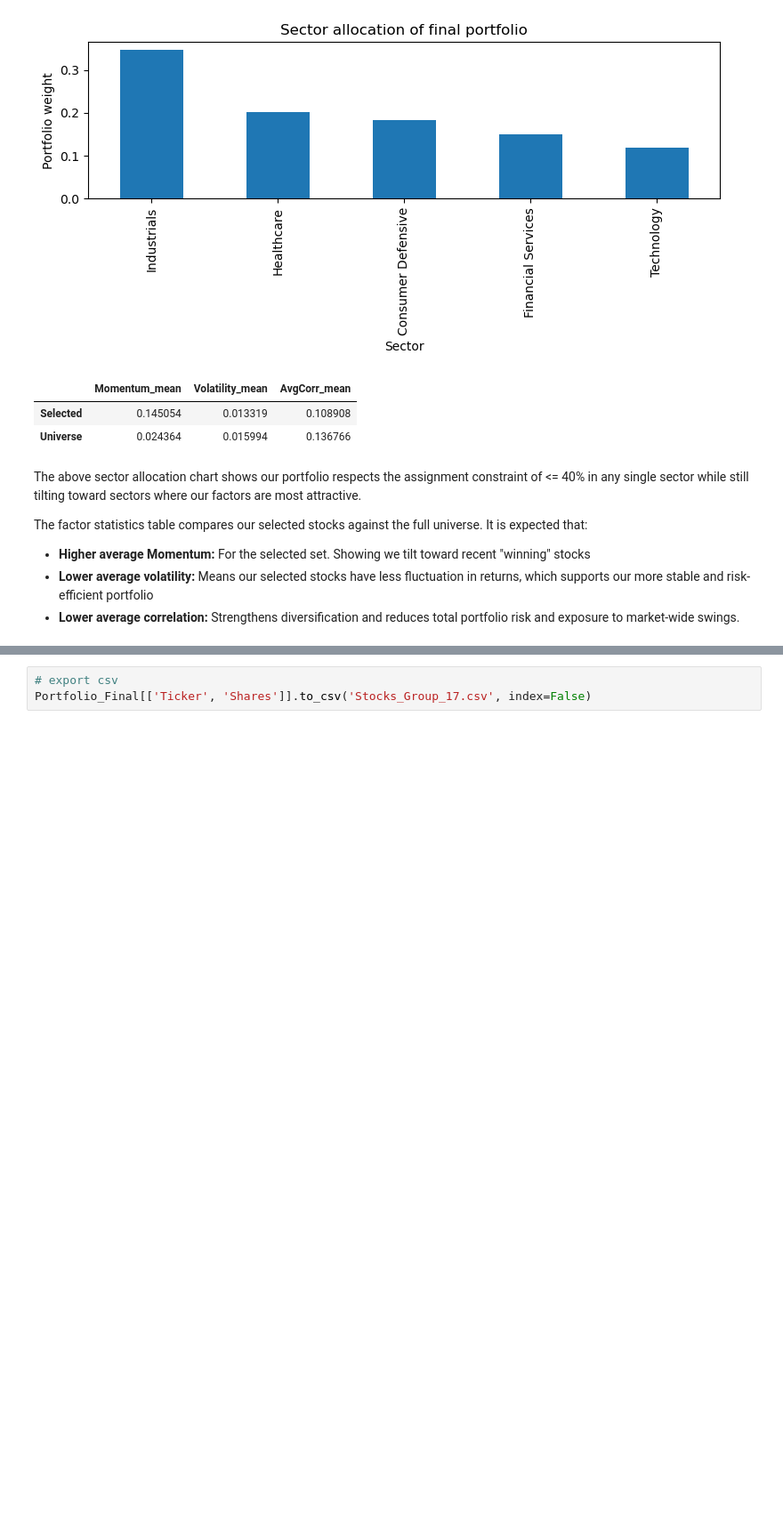
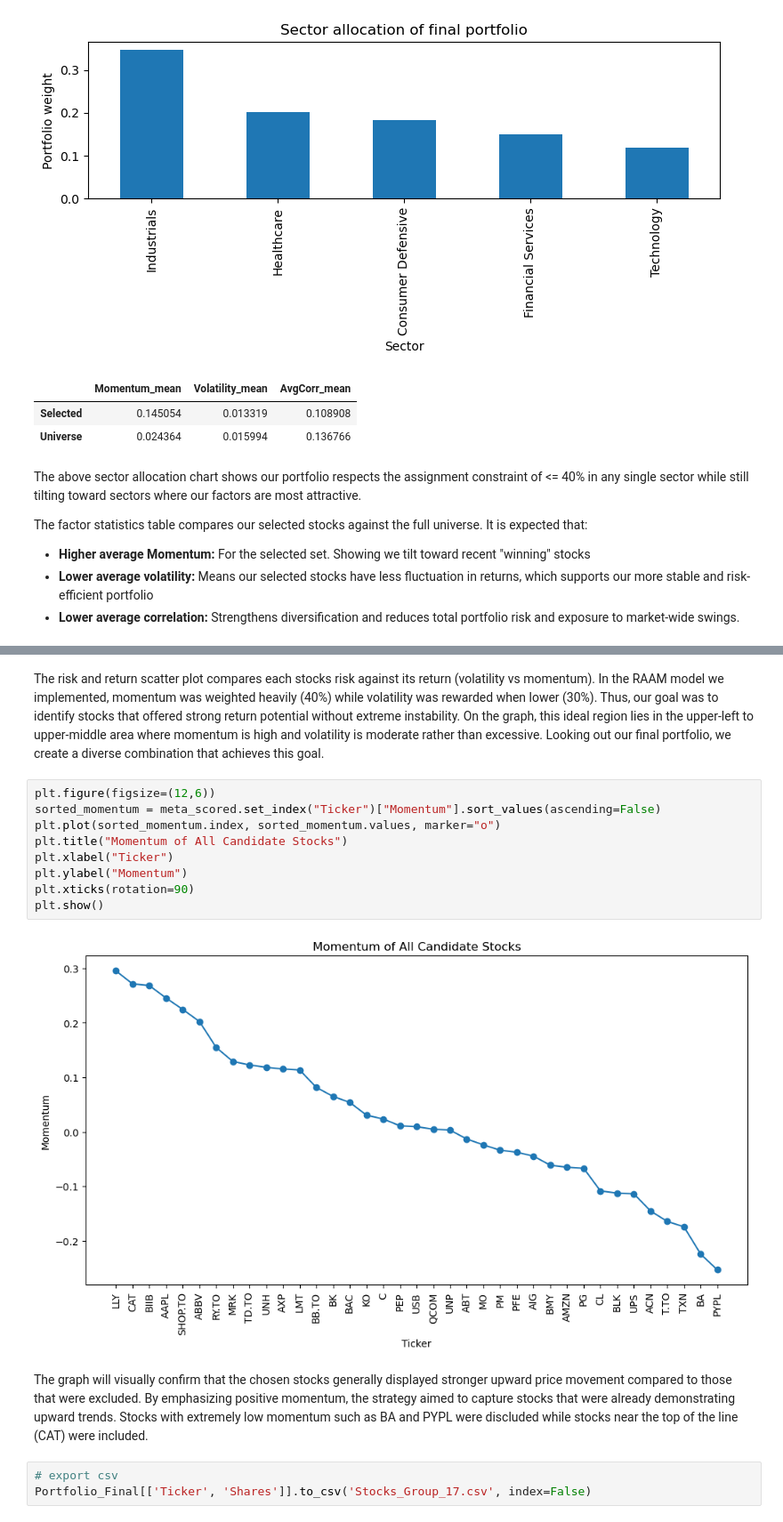
Before and after one commit to Ollienel777/MarketBeat_CFM, a Jupyter notebook: Team_17_Assignment.ipynb, the cells around one changed output, grey strips where cells are left out. Shown: that part at 89% size. Drawn from its saved outputs; the diff is of its cells as text; blank space fills up the shorter version.

```diff
--- a/Team_17_Assignment.ipynb
+++ b/Team_17_Assignment.ipynb
@@ -562,3 +645,18 @@ The factor statistics table compares our selected stocks against the full univer
+# %% [markdown]
+The risk and return scatter plot compares each stocks risk against its return (volatility vs momentum). In the RAAM model we implemented, momentum was weighted heavily (40%) while volatility was rewarded when lower (30%). Thus, our goal was to identify stocks that offered strong return potential without extreme instability. On the graph, this ideal region lies in the upper-left to upper-middle area where momentum is high and volatility is moderate rather than excessive. Looking out our final portfolio, we create a diverse combination that achieves this goal.
+# %%
+plt.figure(figsize=(12,6))
+sorted_momentum = meta_scored.set_index("Ticker")["Momentum"].sort_values(ascending=False)
+plt.plot(sorted_momentum.index, sorted_momentum.values, marker="o")
+plt.title("Momentum of All Candidate Stocks")
+plt.xlabel("Ticker")
+plt.ylabel("Momentum")
+plt.xticks(rotation=90)
+plt.show()
+# %% [output]
+[figure, added]
+# %% [markdown]
+The graph will visually confirm that the chosen stocks generally displayed stronger upward price movement compared to those that were excluded. By emphasizing positive momentum, the strategy aimed to capture stocks that were already demonstrating upward trends. Stocks with extremely low momentum such as BA and PYPL were discluded while stocks near the top of the line (CAT) were included.
 # %%
 # export csv
 Portfolio_Final[['Ticker', 'Shares']].to_csv('Stocks_Group_17.csv', index=False)
```
Also changed, not shown: parts of 19 cells of this notebook, 2 other files.
